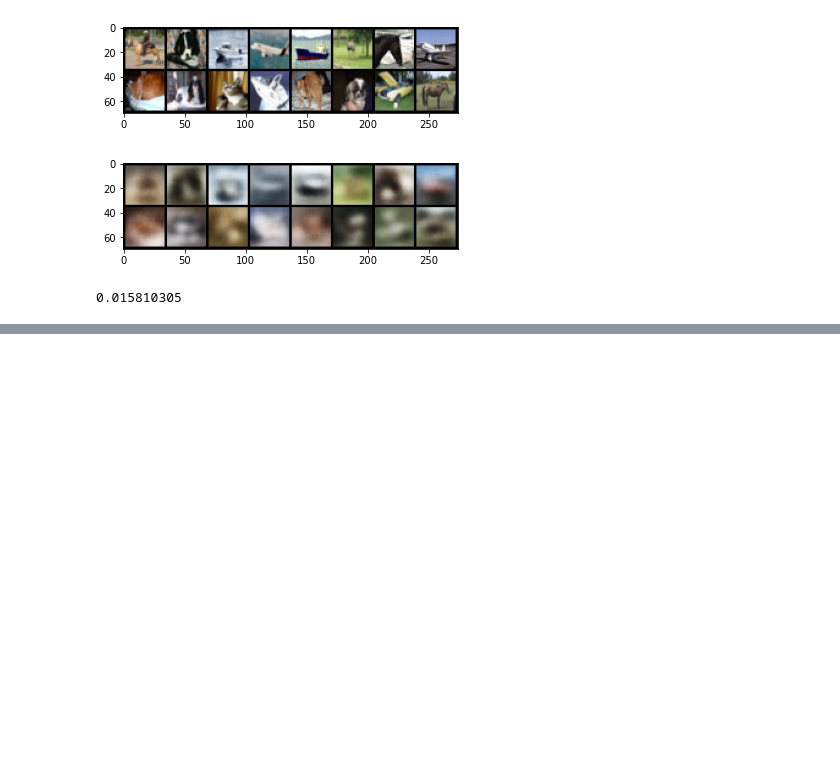
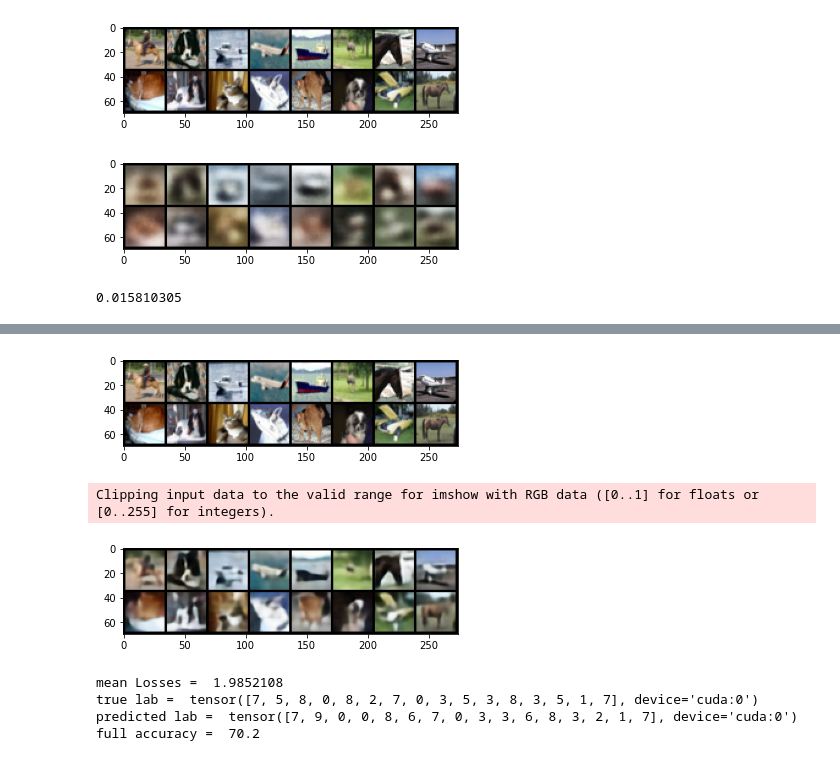
Before and after one commit to ZerlGray/test_task, a Jupyter notebook: test task.ipynb, the cells around one changed output, grey strips where cells are left out. Cells and saved outputs as stored; diff of their text form; code cells hidden in the pictures; blank space fills up the shorter version.

```diff
--- a/test task.ipynb
+++ b/test task.ipynb
@@ -514,0 +725,10 @@ tr.test()
+# %%
+tr.test()
+# %% [output]
+[figure, added]
+Clipping input data to the valid range for imshow with RGB data ([0..1] for floats or [0..255] for integers).
+[figure, added]
+mean Losses =  1.9852108
+true lab =  tensor([7, 5, 8, 0, 8, 2, 7, 0, 3, 5, 3, 8, 3, 5, 1, 7], device='cuda:0')
+predicted lab =  tensor([7, 9, 0, 0, 8, 6, 7, 0, 3, 3, 6, 8, 3, 2, 1, 7], device='cuda:0')
+full accuracy =  70.2
```
Also changed, not shown: parts of 8 cells of this notebook.
